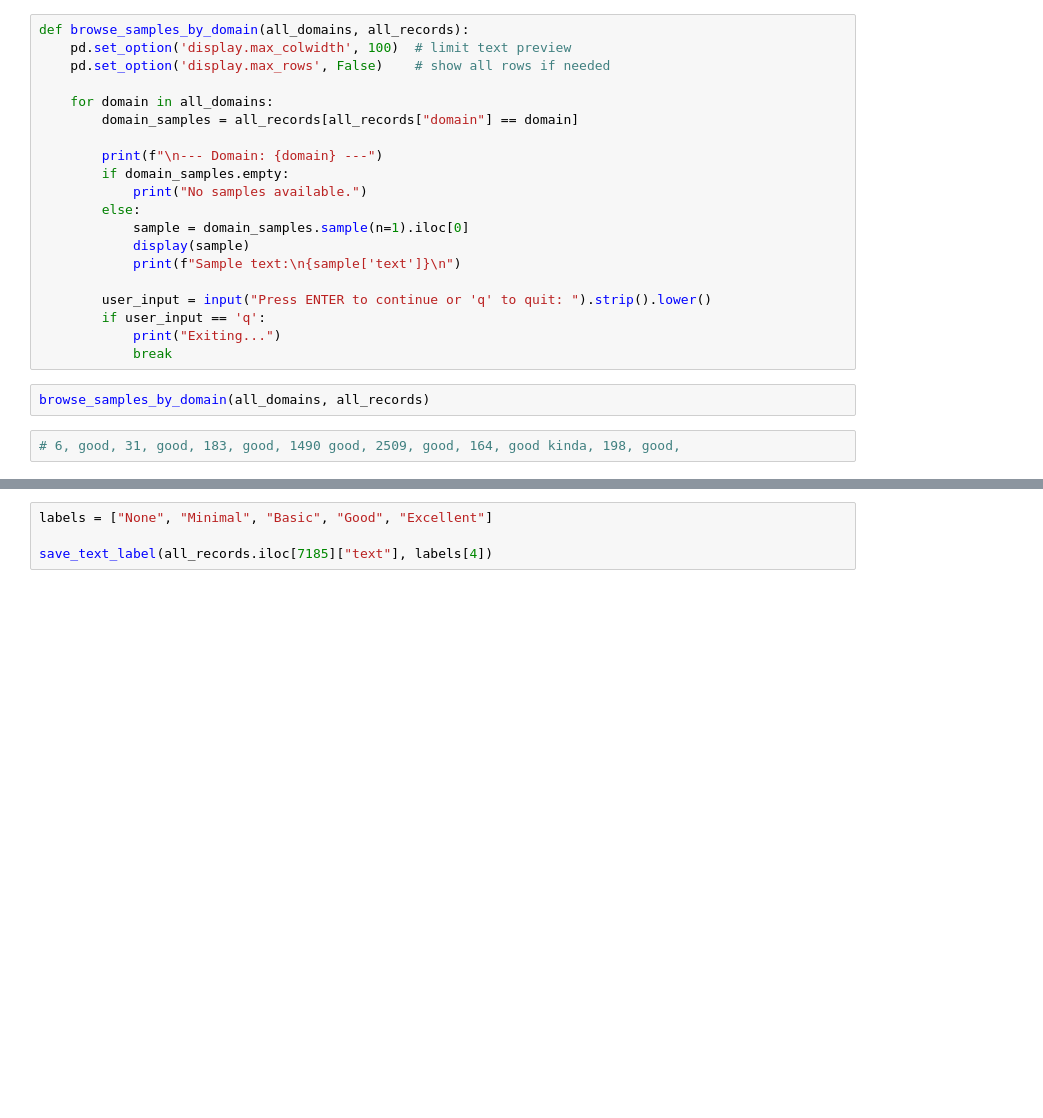
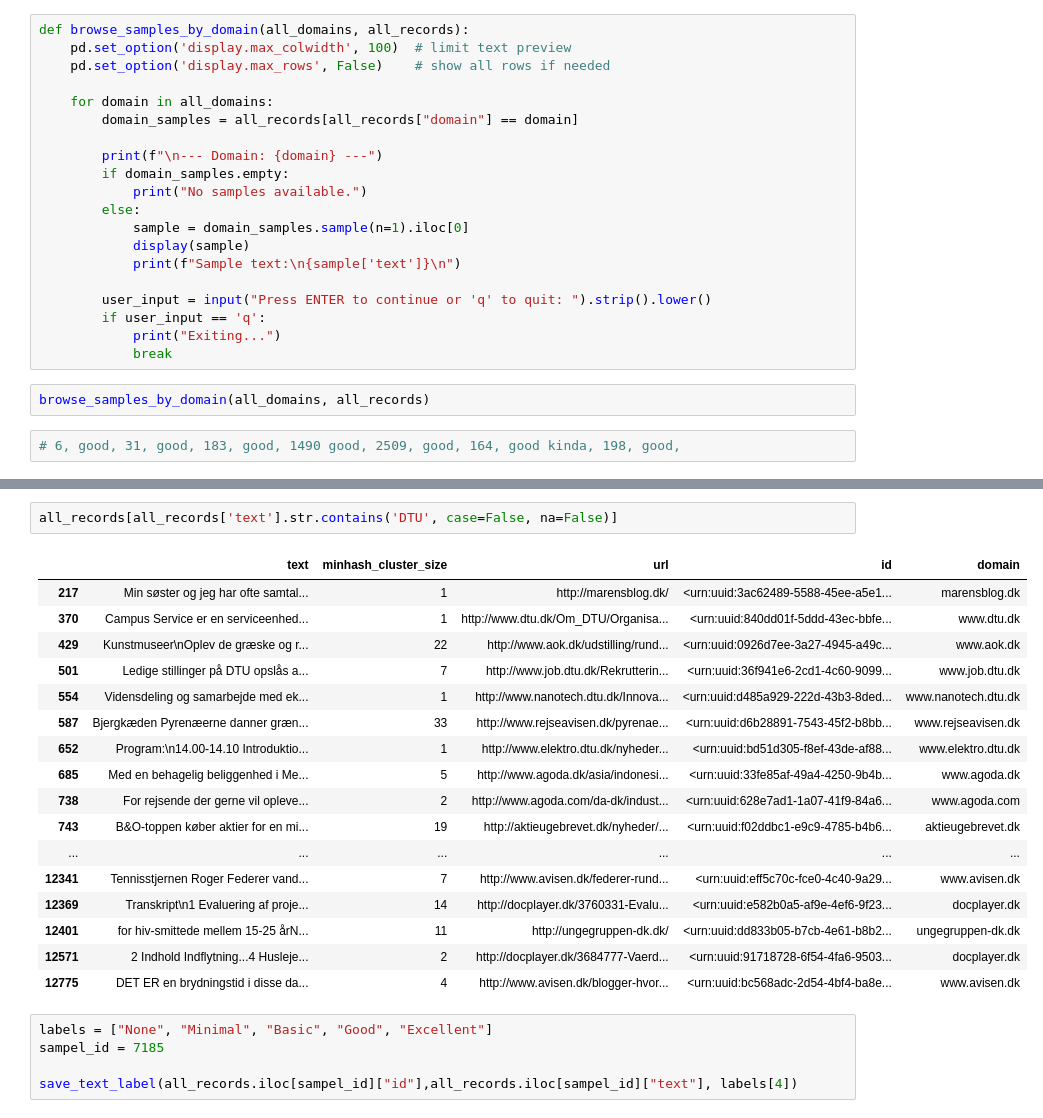
Before and after one commit to Shadoughcake/Enhancing-Multilingual-AI-Analyzing-and-Modeling-Educational-Content-with-the-FineWeb-C, a Jupyter notebook: fineweb.ipynb, the cells around one changed output, grey strips where cells are left out. Drawn from its saved outputs; the diff is of its cells as text; blank space fills up the shorter version.

```diff
--- a/fineweb.ipynb
+++ b/fineweb.ipynb
@@ -170,7 +180,28 @@ all_records.iloc[7205]["text"] # 2888, 2988, 1211
+# %%
+all_records[all_records['text'].str.contains('DTU', case=False, na=False)]
+# %% [output]
+|  | text | minhash_cluster_size | url | id | domain |
+| 217 | Min søster og jeg har ofte samtal... | 1 | http://marensblog.dk/ | <urn:uuid:3ac62489-5588-45ee-a5e1... | marensblog.dk |
+| 370 | Campus Service er en serviceenhed... | 1 | http://www.dtu.dk/Om_DTU/Organisa... | <urn:uuid:840dd01f-5ddd-43ec-bbfe... | www.dtu.dk |
+| 429 | Kunstmuseer\nOplev de græske og r... | 22 | http://www.aok.dk/udstilling/rund... | <urn:uuid:0926d7ee-3a27-4945-a49c... | www.aok.dk |
+| 501 | Ledige stillinger på DTU opslås a... | 7 | http://www.job.dtu.dk/Rekrutterin... | <urn:uuid:36f941e6-2cd1-4c60-9099... | www.job.dtu.dk |
+| 554 | Vidensdeling og samarbejde med ek... | 1 | http://www.nanotech.dtu.dk/Innova... | <urn:uuid:d485a929-222d-43b3-8ded... | www.nanotech.dtu.dk |
+| 587 | Bjergkæden Pyrenæerne danner græn... | 33 | http://www.rejseavisen.dk/pyrenae... | <urn:uuid:d6b28891-7543-45f2-b8bb... | www.rejseavisen.dk |
+| 652 | Program:\n14.00-14.10 Introduktio... | 1 | http://www.elektro.dtu.dk/nyheder... | <urn:uuid:bd51d305-f8ef-43de-af88... | www.elektro.dtu.dk |
+| 685 | Med en behagelig beliggenhed i Me... | 5 | http://www.agoda.dk/asia/indonesi... | <urn:uuid:33fe85af-49a4-4250-9b4b... | www.agoda.dk |
+| 738 | For rejsende der gerne vil opleve... | 2 | http://www.agoda.com/da-dk/indust... | <urn:uuid:628e7ad1-1a07-41f9-84a6... | www.agoda.com |
+| 743 | B&O-toppen køber aktier for en mi... | 19 | http://aktieugebrevet.dk/nyheder/... | <urn:uuid:f02ddbc1-e9c9-4785-b4b6... | aktieugebrevet.dk |
+| ... | ... | ... | ... | ... | ... |
+| 12341 | Tennisstjernen Roger Federer vand... | 7 | http://www.avisen.dk/federer-rund... | <urn:uuid:eff5c70c-fce0-4c40-9a29... | www.avisen.dk |
+| 12369 | Transkript\n1 Evaluering af proje... | 14 | http://docplayer.dk/3760331-Evalu... | <urn:uuid:e582b0a5-af9e-4ef6-9f23... | docplayer.dk |
+| 12401 | for hiv-smittede mellem 15-25 årN... | 11 | http://ungegruppen-dk.dk/ | <urn:uuid:dd833b05-b7cb-4e61-b8b2... | ungegruppen-dk.dk |
+| 12571 | 2 Indhold Indflytning...4 Husleje... | 2 | http://docplayer.dk/3684777-Vaerd... | <urn:uuid:91718728-6f54-4fa6-9503... | docplayer.dk |
+| 12775 | DET ER en brydningstid i disse da... | 4 | http://www.avisen.dk/blogger-hvor... | <urn:uuid:bc568adc-2d54-4bf4-ba8e... | www.avisen.dk |
 # %%
 labels = ["None", "Minimal", "Basic", "Good", "Excellent"]
+sampel_id = 7185
 
-save_text_label(all_records.iloc[7185]["text"], labels[4])
+save_text_label(all_records.iloc[sampel_id]["id"],all_records.iloc[sampel_id]["text"], labels[4])
 # %%
 pd.read_csv("fineweb2_data.csv")  # Load the saved CSV to check the saved labels
 # %% [output]
```
Also changed, not shown: parts of 6 cells of this notebook, 2 other files.
